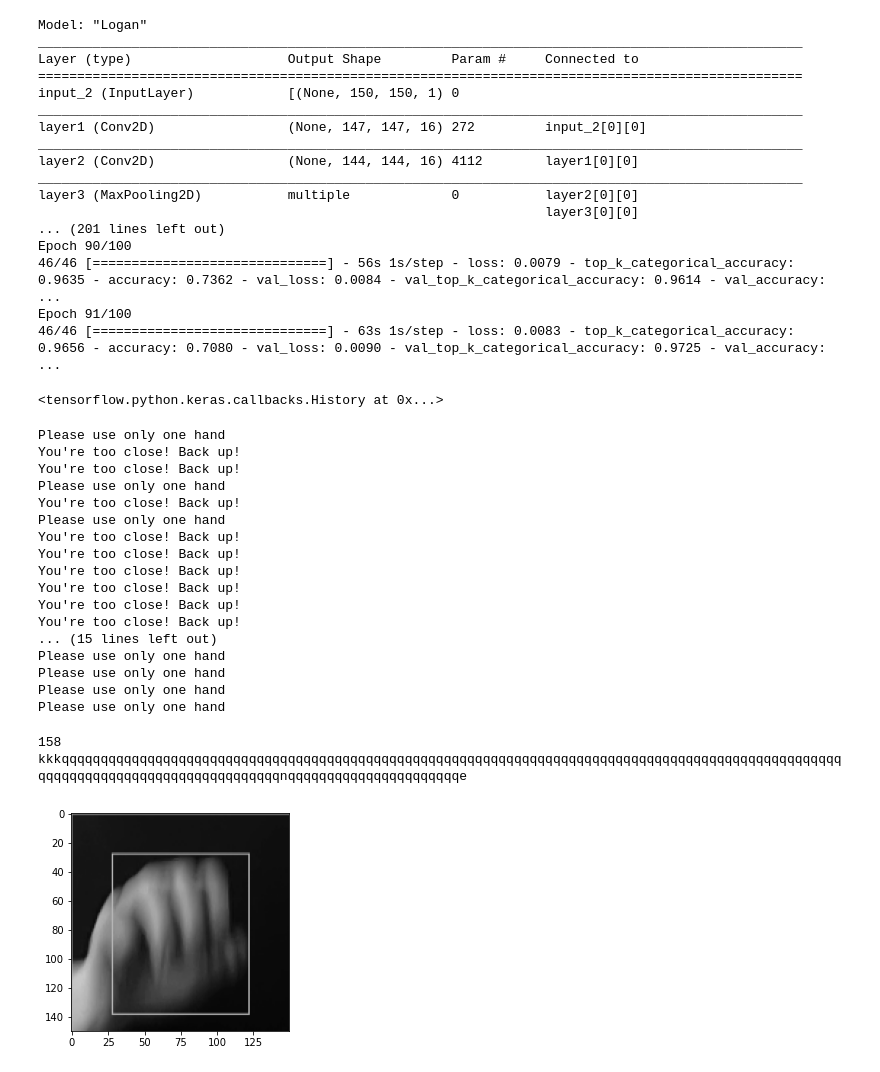
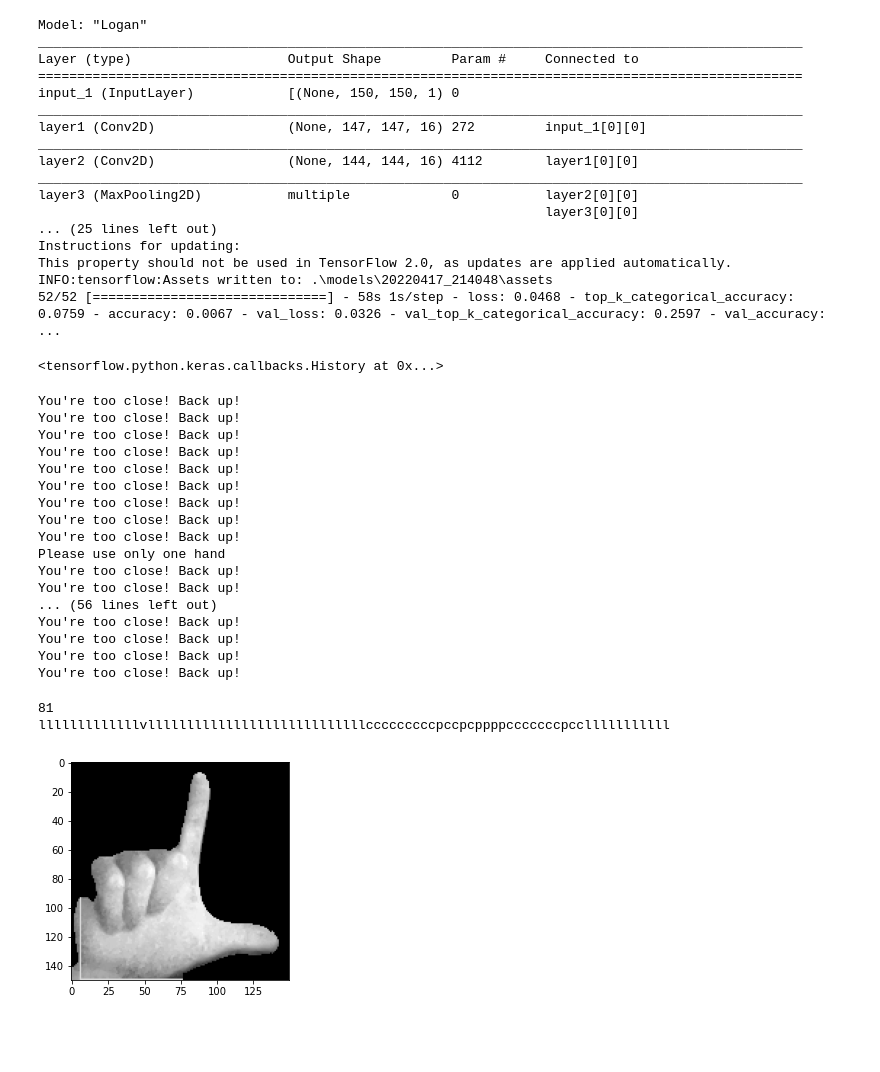
Before and after one commit to Logan-Rose/ASL-transcriber, a Jupyter notebook: new_classifier.ipynb, the cells around one changed output. Cells and saved outputs as stored; diff of their text form; code cells hidden in the pictures; blank space fills up the shorter version.

Commit message:
intrgrated image masking

```diff
--- a/new_classifier.ipynb
+++ b/new_classifier.ipynb
@@ -66,7 +67,7 @@ img_generator = tf.keras.preprocessing.image.ImageDataGenerator(
     fill_mode='nearest',
     horizontal_flip=True,
     vertical_flip=False,
-    validation_split=0.2
+    validation_split=0.1
 
 )
 
@@ -186,7 +187,7 @@ print(model.summary())
 #     show_layer_activations=False)
 model.fit(
         train_generator,
-        epochs=100,
+        epochs=1,
         validation_data=val_generator,
         batch_size=16,
         callbacks=callbacks,
@@ -198,20 +199,22 @@ Model: "Logan"
 __________________________________________________________________________________________________
 Layer (type)                    Output Shape         Param #     Connected to
 ==================================================================================================
-input_2 (InputLayer)            [(None, 150, 150, 1) 0
+input_1 (InputLayer)            [(None, 150, 150, 1) 0
 __________________________________________________________________________________________________
-layer1 (Conv2D)                 (None, 147, 147, 16) 272         input_2[0][0]
+layer1 (Conv2D)                 (None, 147, 147, 16) 272         input_1[0][0]
 __________________________________________________________________________________________________
 layer2 (Conv2D)                 (None, 144, 144, 16) 4112        layer1[0][0]
 __________________________________________________________________________________________________
 layer3 (MaxPooling2D)           multiple             0           layer2[0][0]
                                                                  layer3[0][0]
-... (201 lines left out)
-Epoch 90/100
-46/46 [==============================] - 56s 1s/step - loss: 0.0079 - top_k_categorical_accuracy: 0.9635 - accuracy: 0.7362 - val_loss: 0.0084 - val_top_k_categorical_accuracy: 0.9614 - val_accuracy:  ...
-Epoch 91/100
-46/46 [==============================] - 63s 1s/step - loss: 0.0083 - top_k_categorical_accuracy: 0.9656 - accuracy: 0.7080 - val_loss: 0.0090 - val_top_k_categorical_accuracy: 0.9725 - val_accuracy:  ...
+... (25 lines left out)
+Instructions for updating:
+This property should not be used in TensorFlow 2.0, as updates are applied automatically.
+INFO:tensorflow:Assets written to: .\models\20220417_214048\assets
+52/52 [==============================] - 58s 1s/step - loss: 0.0468 - top_k_categorical_accuracy: 0.0759 - accuracy: 0.0067 - val_loss: 0.0326 - val_top_k_categorical_accuracy: 0.2597 - val_accuracy:  ...
 <tensorflow.python.keras.callbacks.History at 0x...>
+# %%
+model = tf.keras.models.load_model('./models/20220413_121623')
 # %%
 # takes hand detection output to add bounding rectangles
 def find_hands(current, width, height):
@@ -277,7 +280,7 @@ def capture():
             if hand_width <= 150 and hand_height <= 150:
               if top > 0 and left > 0 and bottom > 0 and right > 0:
                 cv.rectangle(original, current_rect[0], current_rect[1], green, 1)
-                cv.rectangle(original,square_top_left ,square_bottom_right , green,1)
+                # cv.rectangle(original,square_top_left ,square_bottom_right , green,1)
                 crop = original[center[1]-75:center[1]+75,center[0]-75:center[0]+75]
                 savedFrames.append(crop)
 
@@ -296,54 +299,81 @@ def capture():
 # %%
 frames = capture()
 # %% [output]
-Please use only one hand
-You're too close! Back up!
-You're too close! Back up!
-Please use only one hand
-You're too close! Back up!
-Please use only one hand
 You're too close! Back up!
 You're too close! Back up!
 You're too close! Back up!
 You're too close! Back up!
 You're too close! Back up!
 You're too close! Back up!
-... (15 lines left out)
+You're too close! Back up!
+You're too close! Back up!
+You're too close! Back up!
 Please use only one hand
-Please use only one hand
-Please use only one hand
-Please use only one hand
+You're too close! Back up!
+You're too close! Back up!
+... (56 lines left out)
+You're too close! Back up!
+You're too close! Back up!
+You're too close! Back up!
+You're too close! Back up!
 # %%
+def open_operation(ex_img):
+    ex_img = cv.erode(ex_img, (11, 11))
+    ex_img = cv.dilate(ex_img, (11, 11))
+    return ex_img
+def prepare_image(grayImg):
+    img1 = cv.medianBlur(grayImg, 13)
+    ex_img = open_operation(img1)
+    ex_img = open_operation(ex_img)
+    ex_img = open_operation(ex_img)
+    return ex_img
+
+def contrast(img):
+    _, mask = cv.threshold(img, thresh=50, maxval=255, type=cv.THRESH_OTSU)
+    ex_img = prepare_image(mask)
+    res = cv.bitwise_and(img, ex_img)
+    # cv.imshow("masked", res)
+    # cv.imshow("mask", mask)
+    # cv.imshow("unmasked", img)
+    return res
+
 def saveImg(img):
   im = Image.fromarray((img*255))
   plt.imshow(im, cmap = 'gray')
   if im.mode !='RGB':
     im = im.convert('RGB')
   im.save(f'./frames/{i}.png')
 
 print(len(frames))
 processedFrames= []
 for i, frame in enumerate(frames):
-  img = resize(color.rgb2gray(frame), (150,150))
+
+  img = resize(frame, (150,150,1))
+  img *= 255
+  img = img.astype(np.uint8)
+  img = contrast(img)
+  plt.imshow(img, cmap = 'gray')
+  # print(frame.type())
   x = tf.keras.preprocessing.image.img_to_array(img)
   x = np.expand_dims(x, axis=0)
+
   processedFrames.append(x)
-  saveImg(img)
+  # saveImg(img)
 
 
 images = np.vstack(processedFrames)
 predictions = model.predict(images)
 output = ""
 for prediction in predictions:
   classIndex = np.argmax(prediction)
   output += classes[classIndex]
 print(output)
   # for i in range(len(predictions[0])):
   #   print(classes[i], predictions[0][i])
 # %% [output]
-158
-kkkqqqqqqqqqqqqqqqqqqqqqqqqqqqqqqqqqqqqqqqqqqqqqqqqqqqqqqqqqqqqqqqqqqqqqqqqqqqqqqqqqqqqqqqqqqqqqqqqqqqqqqqqqqqqqqqqqqqqqqqqqqqqqqqqqqqnqqqqqqqqqqqqqqqqqqqqqqe
+81
+lllllllllllllvllllllllllllllllllllllllllllcccccccccpccpcppppcccccccpcclllllllllll
-[figure, old version]
+[figure, new version]
 # %%
 strengths = [(output[0],1)]
 for i in range(1, len(output)):
```
Also changed, not shown: parts of 3 cells of this notebook, 28 other files.
